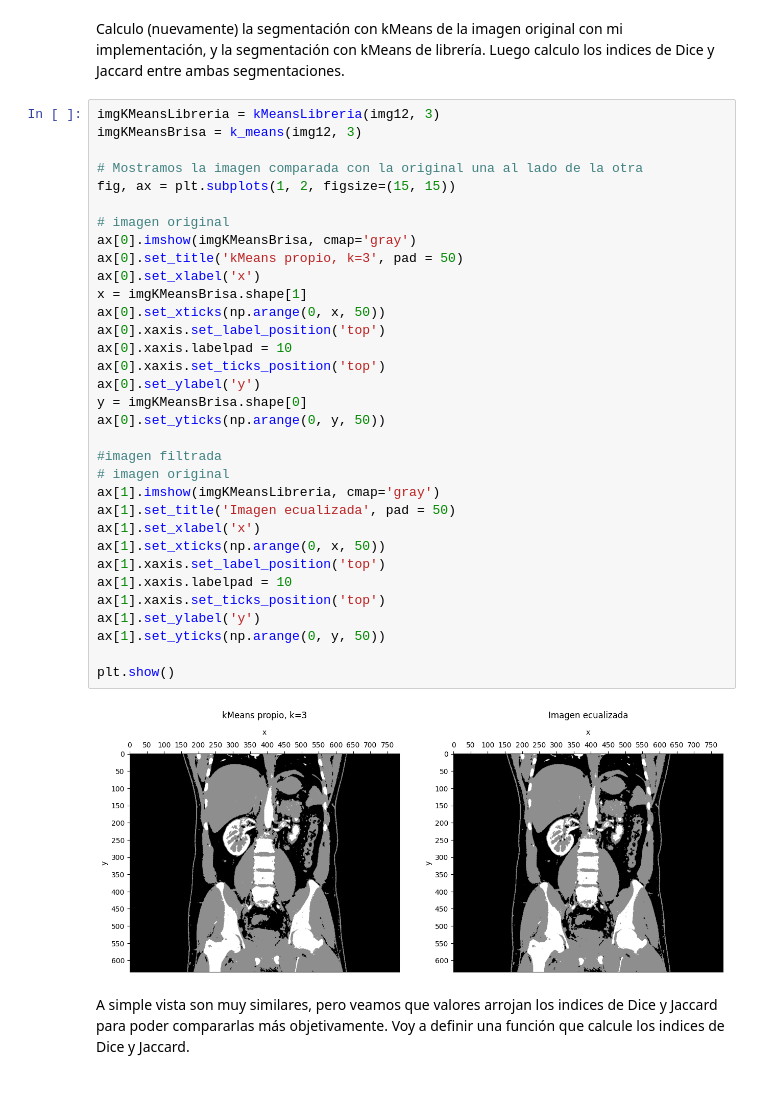
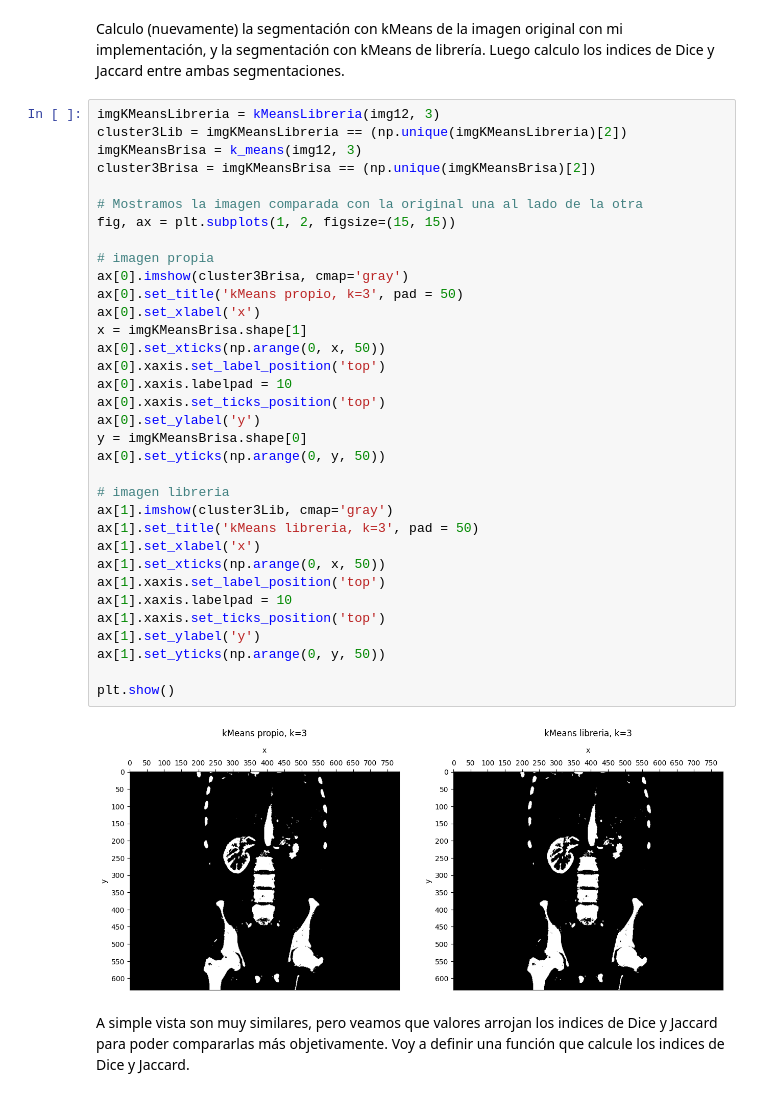
Before and after one commit to bytheseaside/parcialito-II-PIB-segmentacion, a Jupyter notebook: SEG_ROJAS_BRISA.ipynb, the cells around one changed output. Drawn from its saved outputs; the diff is of its cells as text.

```diff
--- a/SEG_ROJAS_BRISA.ipynb
+++ b/SEG_ROJAS_BRISA.ipynb
@@ -815,38 +815,39 @@ def kMeansLibreria(img, kClusters):
 Calculo (nuevamente) la segmentación con kMeans de la imagen original con mi implementación, y la segmentación con kMeans de librería. Luego calculo los indices de Dice y Jaccard entre ambas segmentaciones.
 # %%
 imgKMeansLibreria = kMeansLibreria(img12, 3)
+cluster3Lib = imgKMeansLibreria == (np.unique(imgKMeansLibreria)[2])
 imgKMeansBrisa = k_means(img12, 3)
+cluster3Brisa = imgKMeansBrisa == (np.unique(imgKMeansBrisa)[2])
 
 # Mostramos la imagen comparada con la original una al lado de la otra
 fig, ax = plt.subplots(1, 2, figsize=(15, 15))
 
-# imagen original
-ax[0].imshow(imgKMeansBrisa, cmap='gray')
+# imagen propia
+ax[0].imshow(cluster3Brisa, cmap='gray')
 ax[0].set_title('kMeans propio, k=3', pad = 50)
 ax[0].set_xlabel('x')
 x = imgKMeansBrisa.shape[1]
 ax[0].set_xticks(np.arange(0, x, 50))
 ax[0].xaxis.set_label_position('top')
 ax[0].xaxis.labelpad = 10
 ax[0].xaxis.set_ticks_position('top')
 ax[0].set_ylabel('y')
 y = imgKMeansBrisa.shape[0]
 ax[0].set_yticks(np.arange(0, y, 50))
 
-#imagen filtrada
-# imagen original
-ax[1].imshow(imgKMeansLibreria, cmap='gray')
-ax[1].set_title('Imagen ecualizada', pad = 50)
+# imagen libreria
+ax[1].imshow(cluster3Lib, cmap='gray')
+ax[1].set_title('kMeans libreria, k=3', pad = 50)
 ax[1].set_xlabel('x')
 ax[1].set_xticks(np.arange(0, x, 50))
 ax[1].xaxis.set_label_position('top')
 ax[1].xaxis.labelpad = 10
 ax[1].xaxis.set_ticks_position('top')
 ax[1].set_ylabel('y')
 ax[1].set_yticks(np.arange(0, y, 50))
 
 plt.show()
 # %% [output]
-[figure, old version]
+[figure, new version]
 # %% [markdown]
 A simple vista son muy similares, pero veamos que valores arrojan los indices de Dice y Jaccard para poder compararlas más objetivamente. Voy a  definir una función que calcule los indices de Dice y Jaccard.
```
Also changed, not shown: parts of 11 cells of this notebook.
